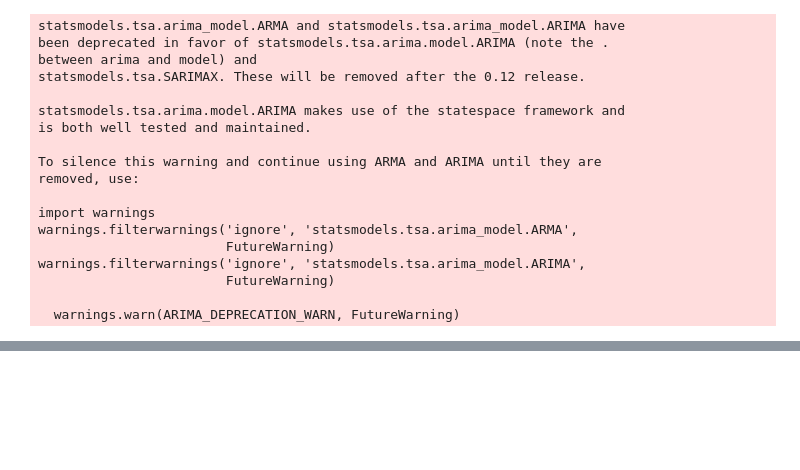
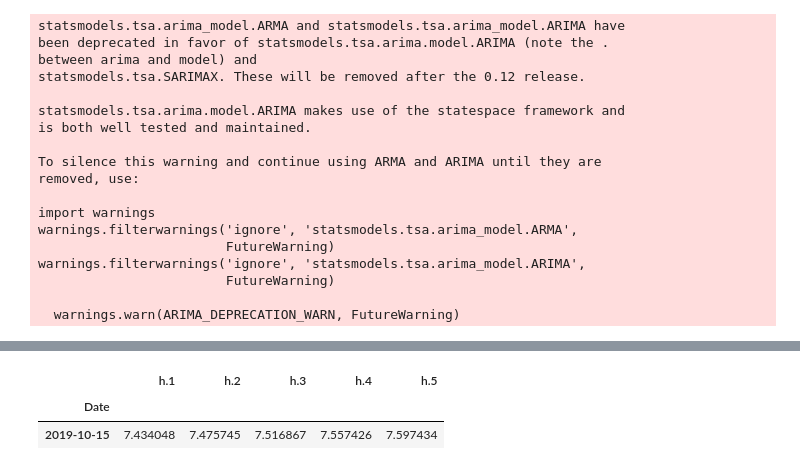
Before and after one commit to maxla777/Time-series, a Jupyter notebook: time_series_analysis.ipynb, the cells around one changed output, grey strips where cells are left out. Drawn from its saved outputs; the diff is of its cells as text; code cells hidden in the pictures; blank space fills up the shorter version.

```diff
--- a/time_series_analysis.ipynb
+++ b/time_series_analysis.ipynb
@@ -215,0 +267,8 @@ Roots
+# %%
+# Annualize the forecast
+intermediate = np.sqrt(forecasts.variance.dropna() * 252)
+intermediate.head()
+# %% [output]
+|  | h.1 | h.2 | h.3 | h.4 | h.5 |
+| Date |  |  |  |  |  |
+| 2019-10-15 | 7.434048 | 7.475745 | 7.516867 | 7.557426 | 7.597434 |
```
Also changed, not shown: parts of 13 cells of this notebook.
